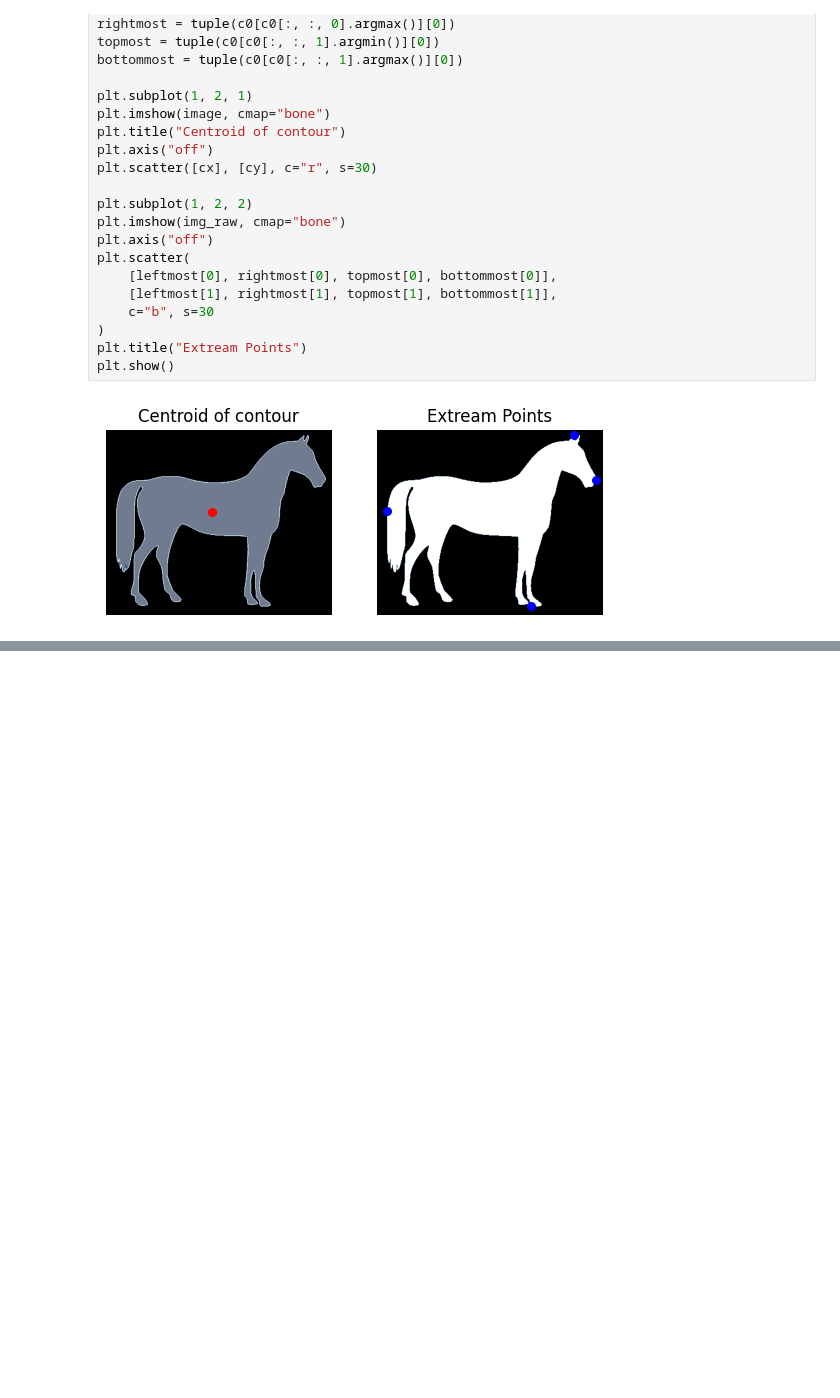
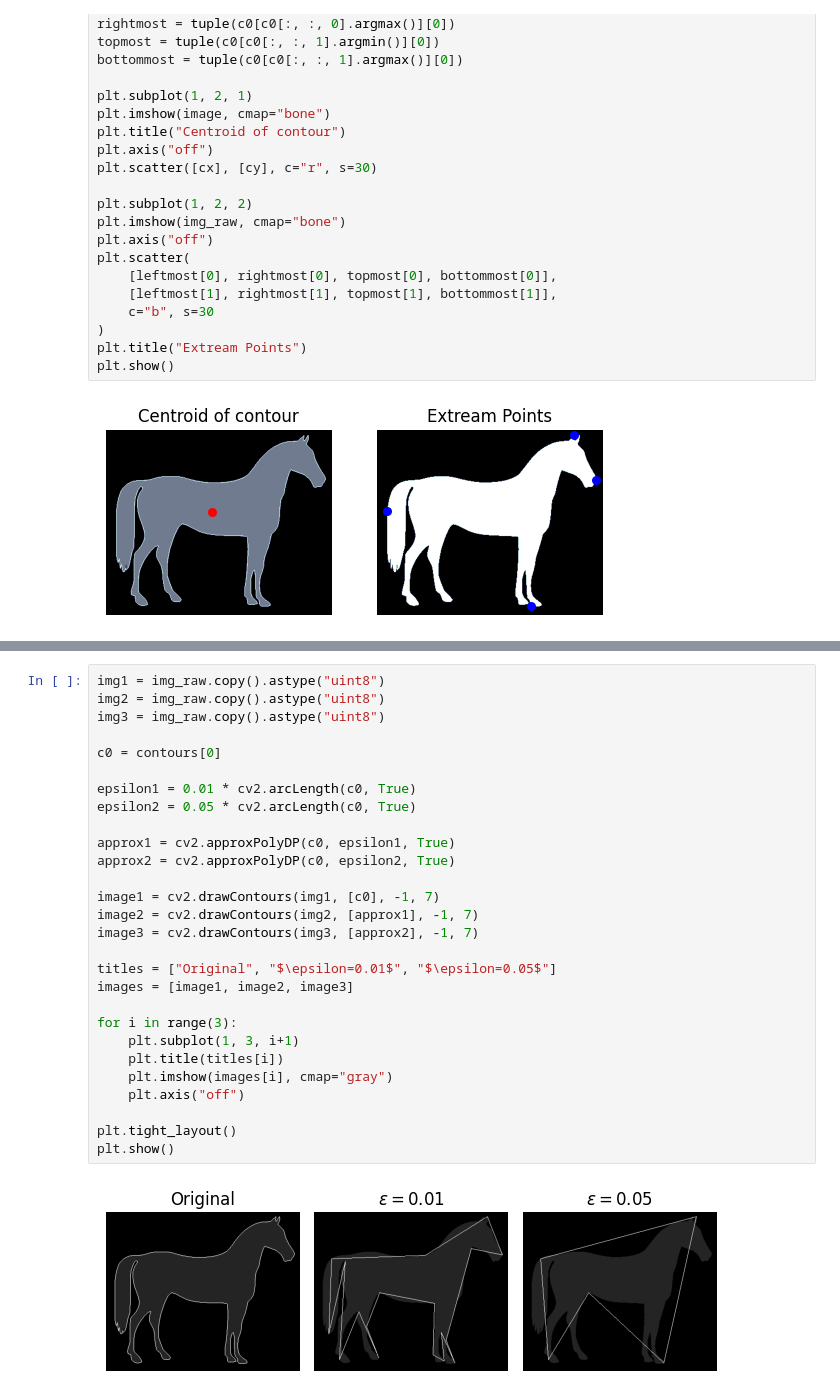
Before and after one commit to zave7/computer-vision, a Jupyter notebook: opencv/contour.ipynb, the cells around one changed output, grey strips where cells are left out. Saved outputs shown, nothing was run; the diff lists cells and outputs as text; blank space fills up the shorter version.

Commit message:
image contour - estimation

```diff
--- a/opencv/contour.ipynb
+++ b/opencv/contour.ipynb
@@ -189,0 +195,30 @@ plt.show()
+# %%
+img1 = img_raw.copy().astype("uint8")
+img2 = img_raw.copy().astype("uint8")
+img3 = img_raw.copy().astype("uint8")
+
+c0 = contours[0]
+
+epsilon1 = 0.01 * cv2.arcLength(c0, True)
+epsilon2 = 0.05 * cv2.arcLength(c0, True)
+
+approx1 = cv2.approxPolyDP(c0, epsilon1, True)
+approx2 = cv2.approxPolyDP(c0, epsilon2, True)
+
+image1 = cv2.drawContours(img1, [c0], -1, 7)
+image2 = cv2.drawContours(img2, [approx1], -1, 7)
+image3 = cv2.drawContours(img3, [approx2], -1, 7)
+
+titles = ["Original", "$\epsilon=0.01$", "$\epsilon=0.05$"]
+images = [image1, image2, image3]
+
+for i in range(3):
+    plt.subplot(1, 3, i+1)
+    plt.title(titles[i])
+    plt.imshow(images[i], cmap="gray")
+    plt.axis("off")
+
+plt.tight_layout()
+plt.show()
+# %% [output]
+[figure, added]
```
Also changed, not shown: parts of 1 cell of this notebook.
